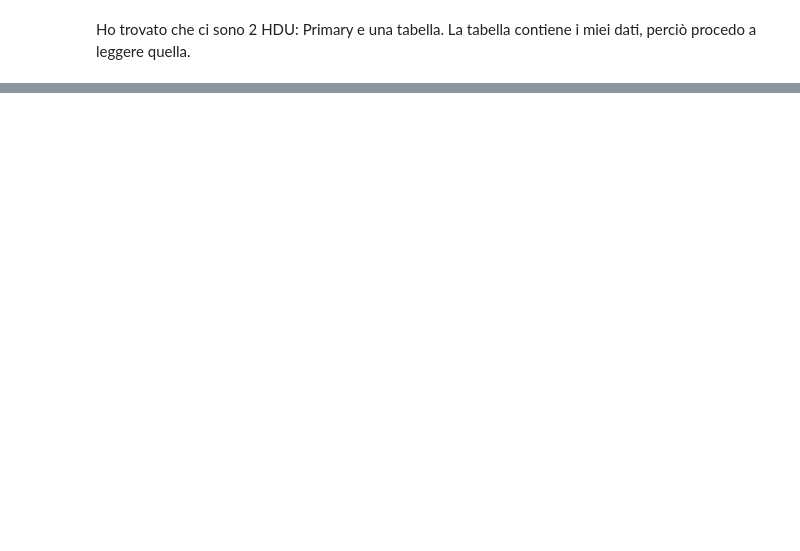
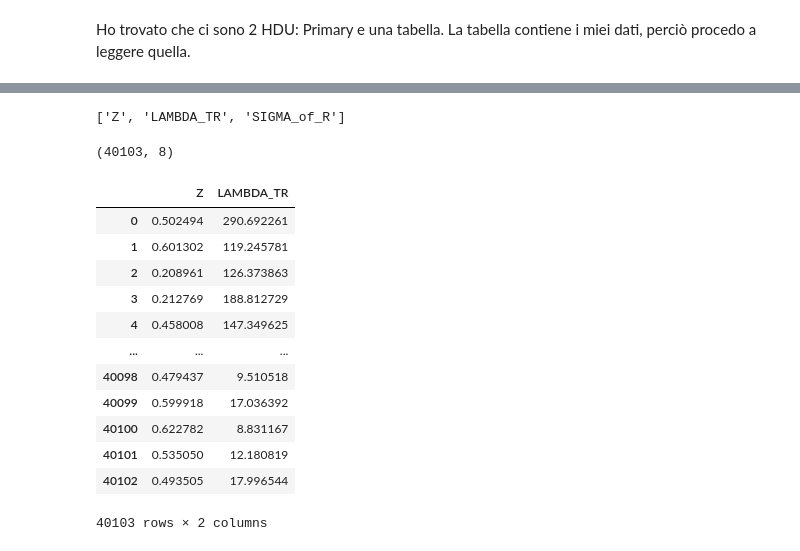
Before and after one commit to trett-0310/esame_tecniche, a Jupyter notebook: Fit NFW Density Profile.ipynb, the cells around one changed output, grey strips where cells are left out. Saved outputs shown, nothing was run; the diff lists cells and outputs as text; code cells hidden in the pictures; blank space fills up the shorter version.

```diff
--- a/Fit NFW Density Profile.ipynb
+++ b/Fit NFW Density Profile.ipynb
@@ -108,0 +166,27 @@ una_colonna
+# %%
+data.columns.names
+# %% [output]
+['Z', 'LAMBDA_TR', 'SIGMA_of_R']
+# %%
+SigR = data['SIGMA_of_R'] #questo è un numpyarray
+np.shape(SigR)
+# %% [output]
+(40103, 8)
+# %%
+data_dict = {'Z': data['Z'], 'LAMBDA_TR': data['LAMBDA_TR']}
+df1 = pd.DataFrame(data_dict)
+df1
+# %% [output]
+|  | Z | LAMBDA_TR |
+| 0 | 0.502494 | 290.692261 |
+| 1 | 0.601302 | 119.245781 |
+| 2 | 0.208961 | 126.373863 |
+| 3 | 0.212769 | 188.812729 |
+| 4 | 0.458008 | 147.349625 |
+| ... | ... | ... |
+| 40098 | 0.479437 | 9.510518 |
+| 40099 | 0.599918 | 17.036392 |
+| 40100 | 0.622782 | 8.831167 |
+| 40101 | 0.535050 | 12.180819 |
+| 40102 | 0.493505 | 17.996544 |
+40103 rows × 2 columns
```
Also changed, not shown: parts of 13 cells of this notebook.
